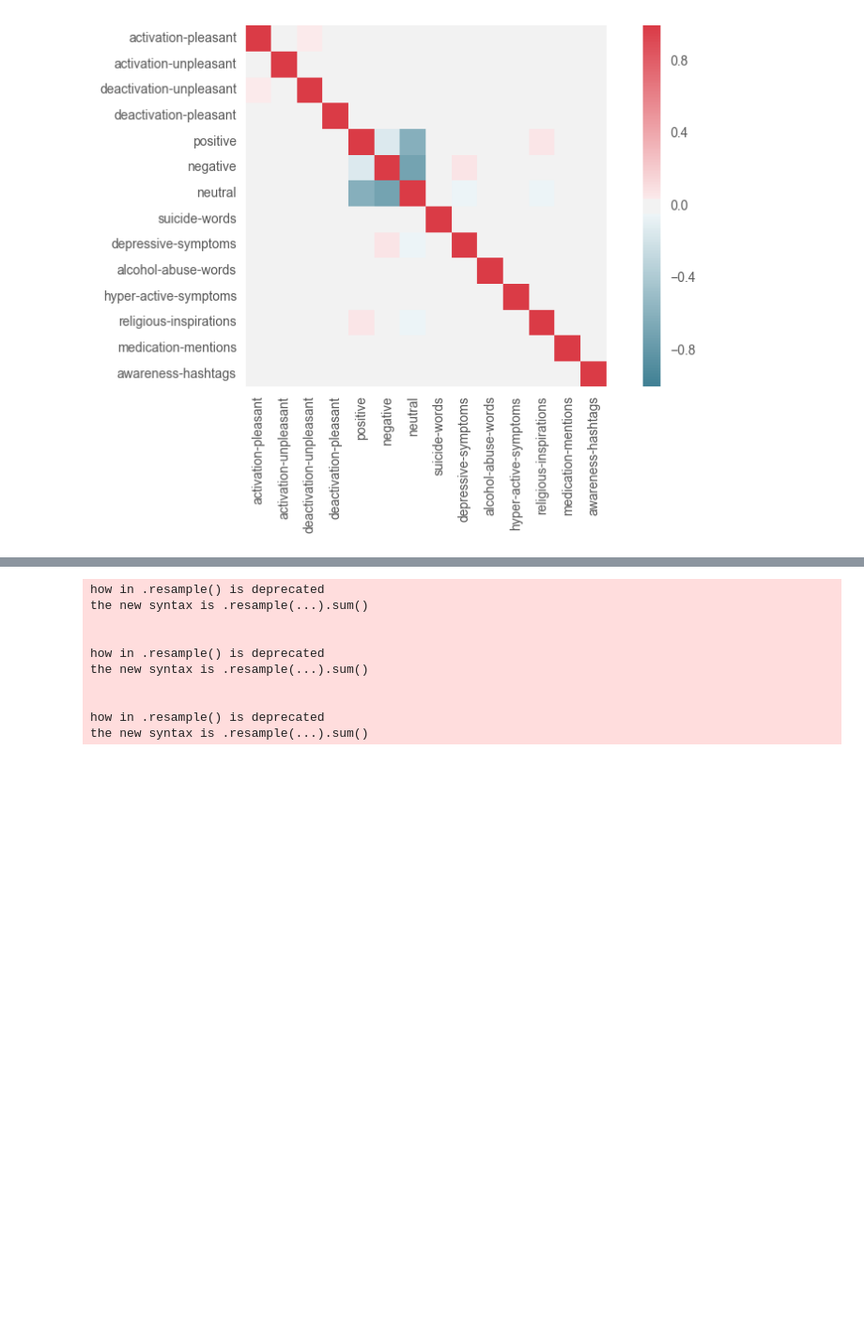
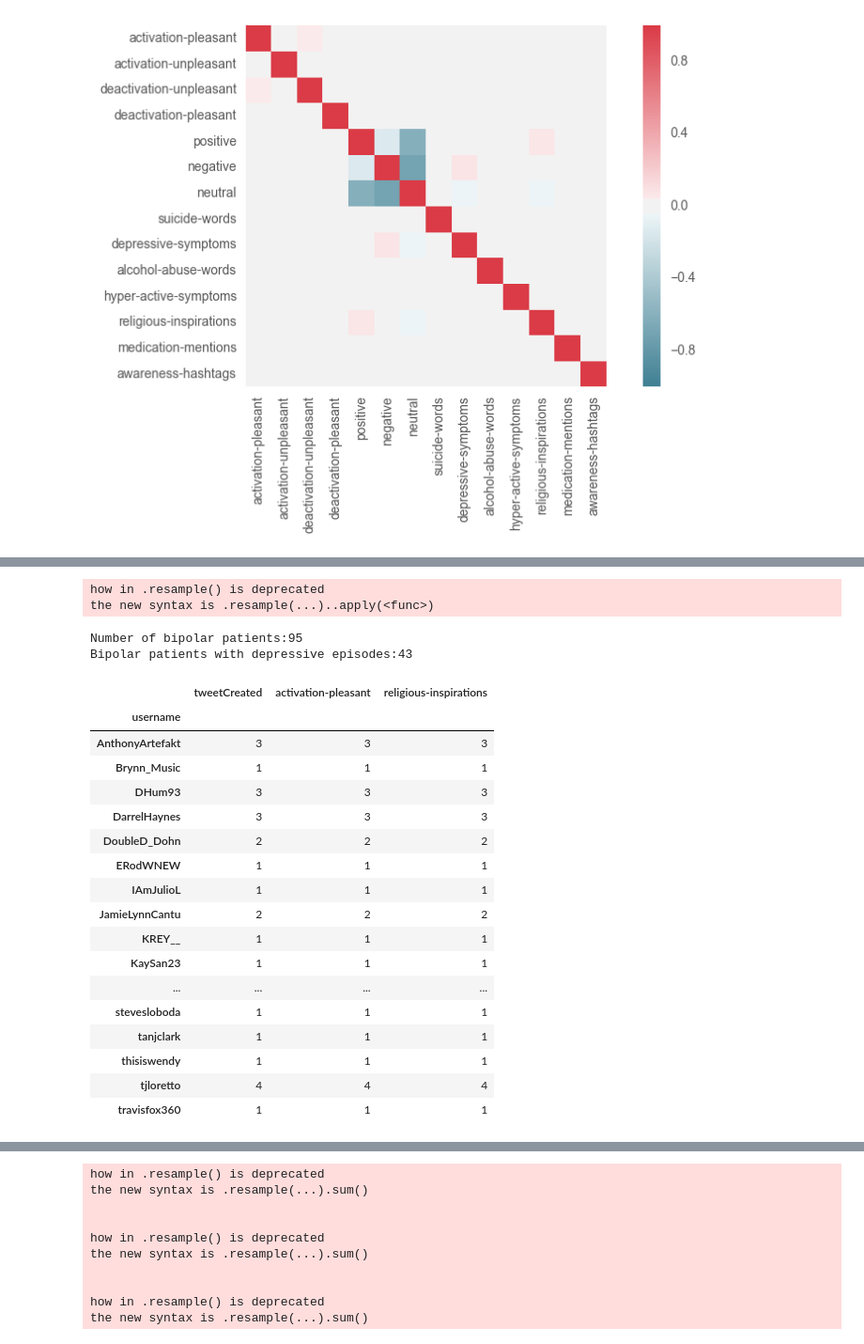
Before and after one commit to nweat/mental-health-research, a Jupyter notebook: patient_tweet_analysis/jupyter_stats/normal_user_feature_labelling.ipynb, the cells around one changed output, grey strips where cells are left out. Shown at 94% size. Drawn from its saved outputs; the diff is of its cells as text; code cells hidden in the pictures; blank space fills up the shorter version.

Commit message:
pandas analysis

```diff
--- a/patient_tweet_analysis/jupyter_stats/normal_user_feature_labelling.ipynb
+++ b/patient_tweet_analysis/jupyter_stats/normal_user_feature_labelling.ipynb
@@ -1130,3 +1163,49 @@ sns.heatmap(corr, mask=np.zeros_like(corr, dtype=np.bool), cmap=sns.diverging_pa
+# %%
+### HYPOMANIC EPISODE TEMPORAL ANALYSIS - EMOTIONS
+
+explore_episodes = features_to_explore[['username','tweetCreated','negative','positive','hyper-active-symptoms',
+                                      'religious-inspirations','medication-mentions','awareness-hashtags','alcohol-abuse-words','deactivation-unpleasant',
+                                       'deactivation-pleasant','activation-pleasant']]
+
+explore_episodes = explore_episodes.set_index('tweetCreated')# reset_index
+explore_episodes.index = pd.to_datetime(explore_episodes.index)
+explore_episodes = explore_episodes.groupby('username').apply(
+    lambda explore_episodes: explore_episodes.resample('4D',how={'religious-inspirations':'sum','activation-pleasant':'mean'}))
+explore_episodes = explore_episodes.reset_index()
+
+#define depressive episode as having atleast 5 negative tweets and 1 depressive symptom mention within a period of 2 weeks
+threshold = .45
+
+explore_depressive_episodes = explore_episodes.loc[(explore_episodes['activation-pleasant'] > threshold)]# & (explore_episodes['awareness-hashtags'] > 1)
+#explore_depressive_episodes.head(5)
+
+print 'Number of bipolar patients:' + str(len(explore_episodes.groupby('username')))
+explore_depressive_episodes = explore_depressive_episodes.groupby('username').count()
+print 'Bipolar patients with depressive episodes:' + str(len(explore_depressive_episodes))
+explore_depressive_episodes
+# %% [output]
+how in .resample() is deprecated
+the new syntax is .resample(...)..apply(<func>)
+Number of bipolar patients:95
+Bipolar patients with depressive episodes:43
+|  | tweetCreated | activation-pleasant | religious-inspirations |
+| username |  |  |  |
+| AnthonyArtefakt | 3 | 3 | 3 |
+| Brynn_Music | 1 | 1 | 1 |
+| DHum93 | 3 | 3 | 3 |
+| DarrelHaynes | 3 | 3 | 3 |
+| DoubleD_Dohn | 2 | 2 | 2 |
+| ERodWNEW | 1 | 1 | 1 |
+| IAmJulioL | 1 | 1 | 1 |
+| JamieLynnCantu | 2 | 2 | 2 |
+| KREY__ | 1 | 1 | 1 |
+| KaySan23 | 1 | 1 | 1 |
+| ... | ... | ... | ... |
+| stevesloboda | 1 | 1 | 1 |
+| tanjclark | 1 | 1 | 1 |
+| thisiswendy | 1 | 1 | 1 |
+| tjloretto | 4 | 4 | 4 |
+| travisfox360 | 1 | 1 | 1 |
 # %%
 ### DEPRESSIVE MOOD TEMPORAL ANALYSIS - EMOTIONS
 
```
Also changed, not shown: parts of 7 cells of this notebook, 1 other file.
